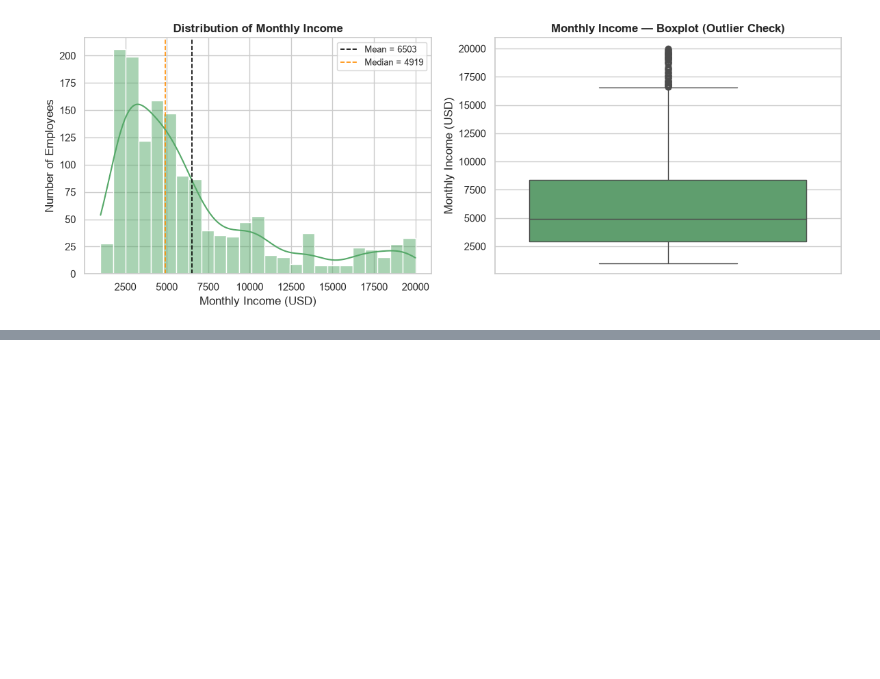
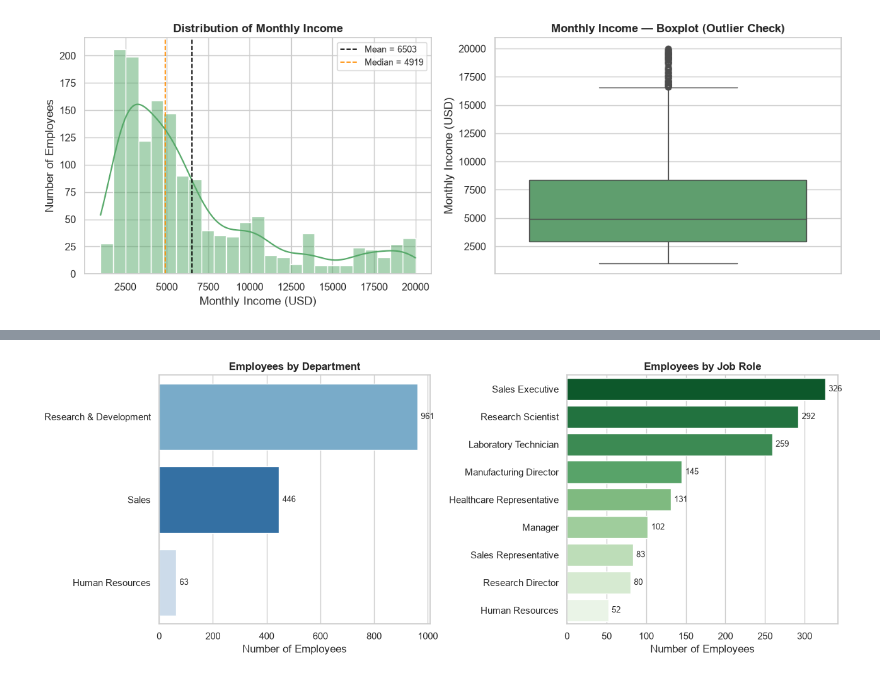
Before and after one commit to Kimberlywangari/eda-in-data-science, a Jupyter notebook: notebooks/eda.ipynb, the cells around one changed output, grey strips where cells are left out. Saved outputs shown, nothing was run; the diff lists cells and outputs as text; code cells hidden in the pictures; blank space fills up the shorter version.

Commit message:
feat: complete univariate analysis — categorical overview, Department/JobRole distribution chart

```diff
--- a/notebooks/eda.ipynb
+++ b/notebooks/eda.ipynb
@@ -322,0 +332,31 @@ plt.show()
+# %%
+fig, axes = plt.subplots(1, 2, figsize=(13, 5))
+
+dept_order = df_clean["Department"].value_counts().index
+sns.countplot(data=df_clean, y="Department", order=dept_order, hue="Department",
+              legend=False, palette="Blues_r", ax=axes[0])
+axes[0].set_title("Employees by Department", fontsize=12, fontweight="bold")
+axes[0].set_xlabel("Number of Employees")
+axes[0].set_ylabel("")
+for p in axes[0].patches:
+    width = p.get_width()
+    axes[0].annotate(f"{int(width)}", (width, p.get_y() + p.get_height()/2),
+                      ha="left", va="center", fontsize=9, xytext=(4, 0),
+                      textcoords="offset points")
+
+role_order = df_clean["JobRole"].value_counts().index
+sns.countplot(data=df_clean, y="JobRole", order=role_order, hue="JobRole",
+              legend=False, palette="Greens_r", ax=axes[1])
+axes[1].set_title("Employees by Job Role", fontsize=12, fontweight="bold")
+axes[1].set_xlabel("Number of Employees")
+axes[1].set_ylabel("")
+for p in axes[1].patches:
+    width = p.get_width()
+    axes[1].annotate(f"{int(width)}", (width, p.get_y() + p.get_height()/2),
+                      ha="left", va="center", fontsize=9, xytext=(4, 0),
+                      textcoords="offset points")
+
+plt.tight_layout()
+plt.show()
+# %% [output]
+[figure, added]
```
Also changed, not shown: parts of 4 cells of this notebook.
